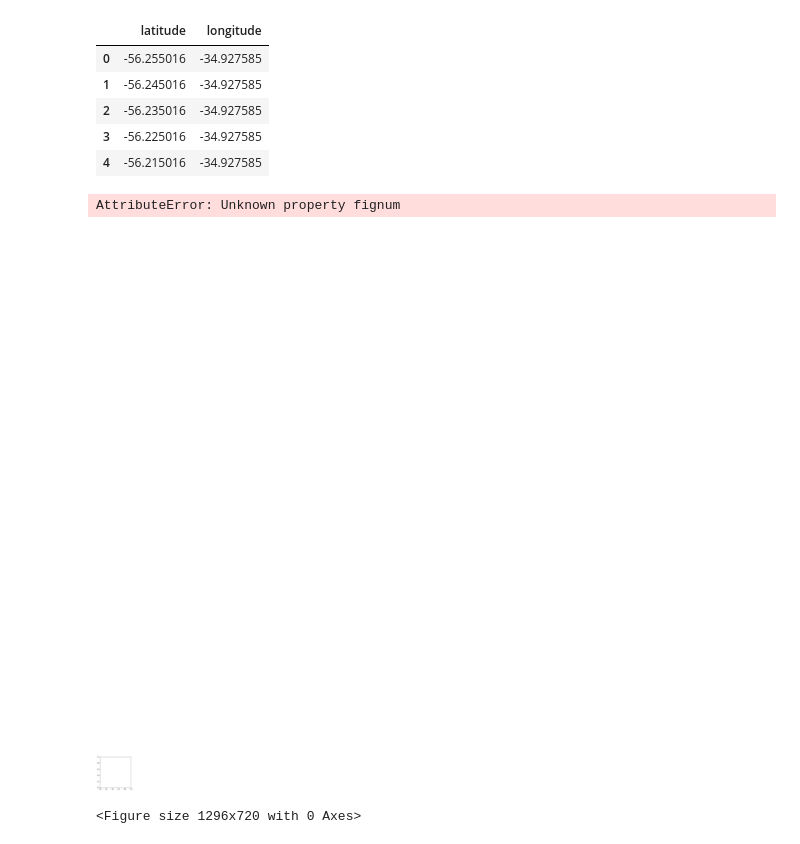
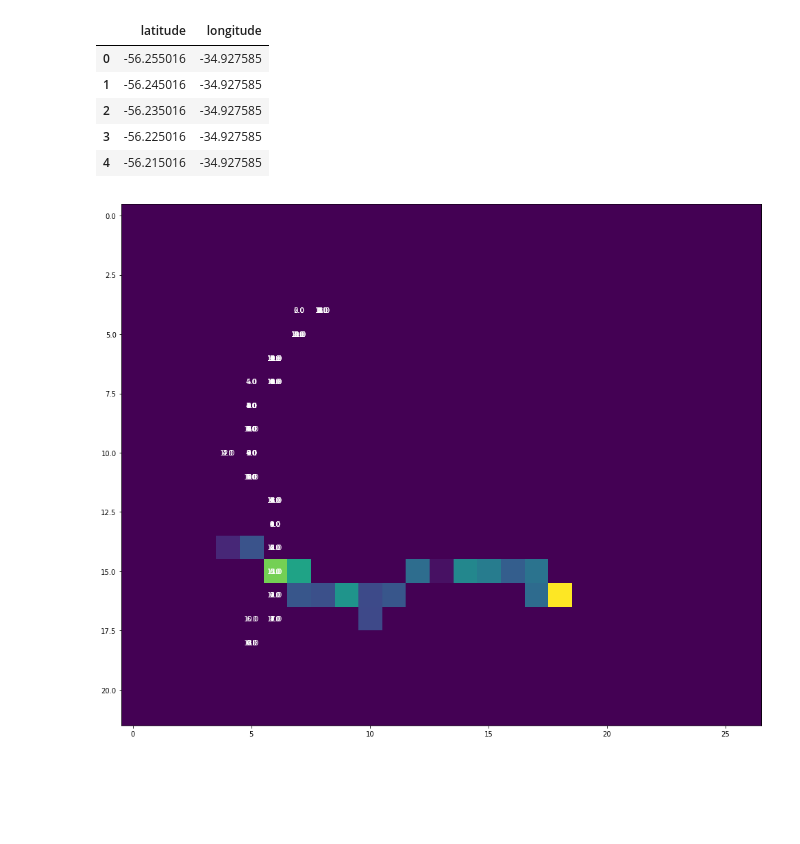
Before and after one commit to Mazzanicolas/TEA, a Jupyter notebook: notebooks/4 - Attribute Generation II.ipynb, the cells around one changed output. Saved outputs shown, nothing was run; the diff lists cells and outputs as text; code cells hidden in the pictures; blank space fills up the shorter version.

Commit message:
Attributes Update

```diff
--- a/notebooks/4 - Attribute Generation II.ipynb
+++ b/notebooks/4 - Attribute Generation II.ipynb
@@ -110,19 +111,15 @@ def show_matrix(line, r=22,c=27):
     fig, ax = plt.subplots()
     for index, point in enumerate(positions):
         matrix[point[0]][point[1]] = speeds[index]
-        text = ax.text(point[0], point[1], round(speeds[index],0),
+        ax.text(point[0], point[1], round(speeds[index],0),
                        ha="center", va="center", color="w")
 
-    plt.figure(figsize=(18,10))
-    im = ax.imshow(matrix[::-1],fignum=1)
-
-#     plt.matshow()
-
+    ax.imshow(matrix[::-1])
+#     plt.matshow(matrix[::-1])#,fignum=1)
     plt.show()
 # %%
+matplotlib.rcParams['figure.figsize'] = [20, 14]
 line_217 = data.query('line==217 & id==76')
 show_matrix(line_217)
 # %% [output]
-AttributeError: Unknown property fignum
-[figure, old version]
+[figure, new version]
-<Figure size 1296x720 with 0 Axes>
```
Also changed, not shown: parts of 1 cell of this notebook.
